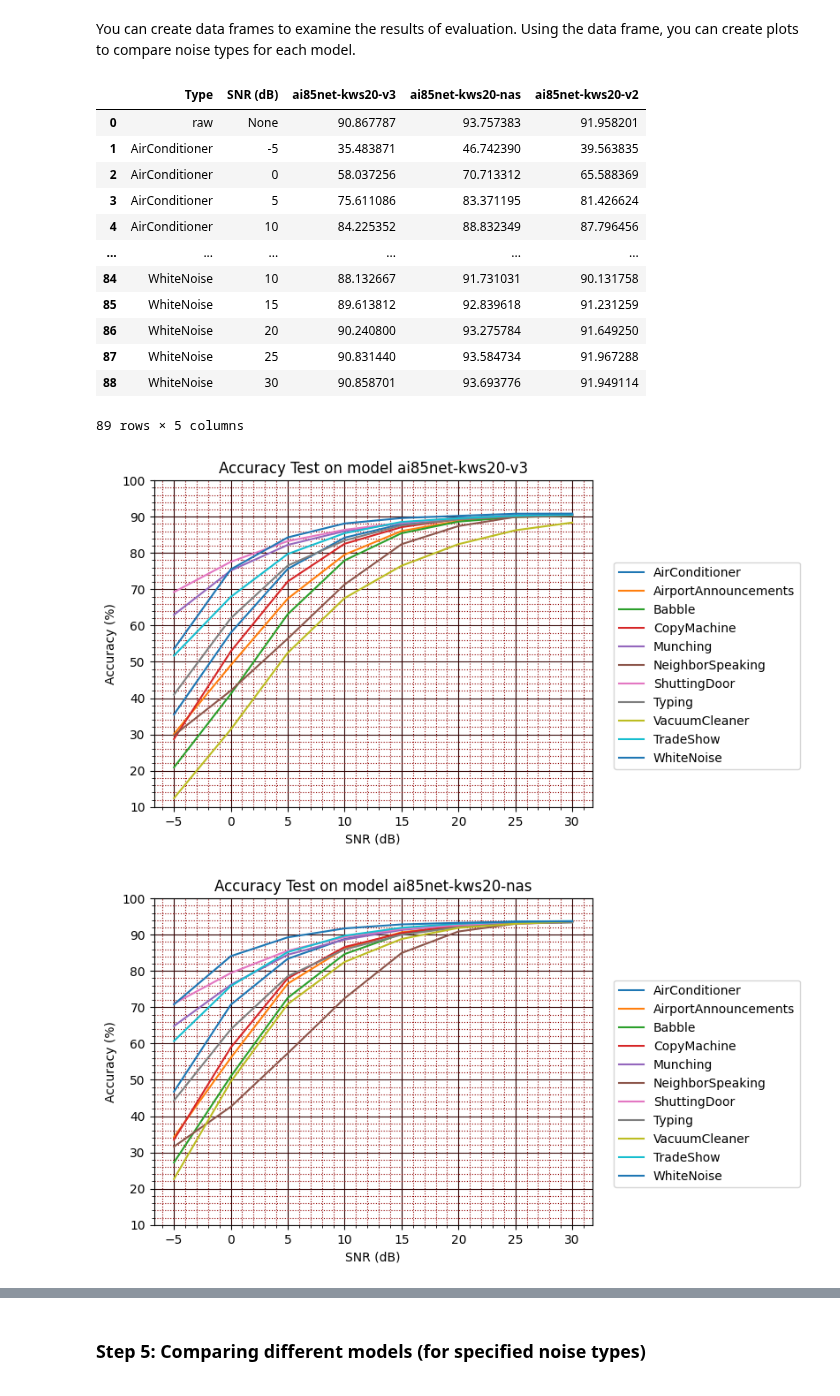
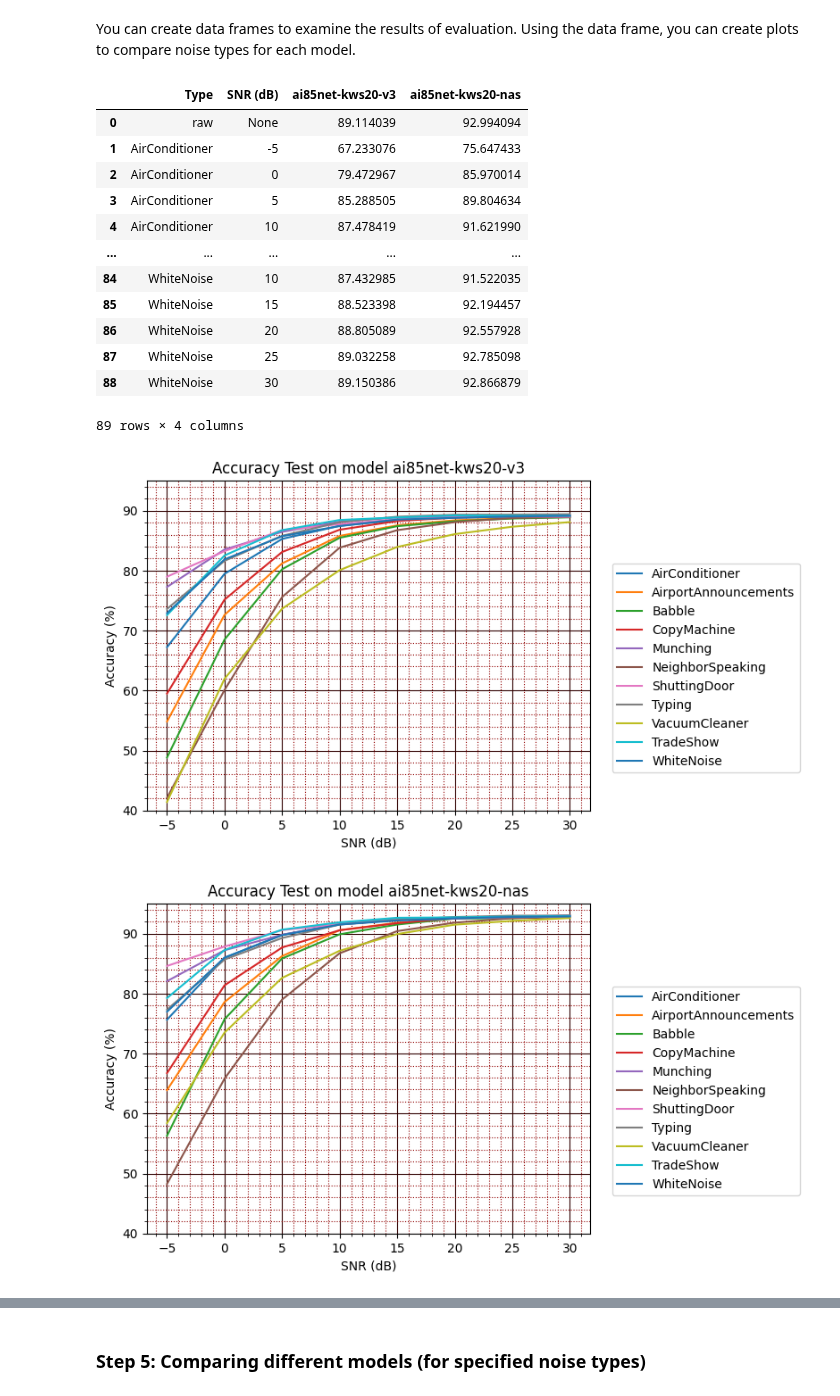
Before and after one commit to analogdevicesinc/ai8x-training, a Jupyter notebook: notebooks/KWS_Noise_Evaluation.ipynb, the cells around one changed output, grey strips where cells are left out. Saved outputs shown, nothing was run; the diff lists cells and outputs as text; code cells hidden in the pictures.

Commit message:
Updated Signalmixer & KWS20 Data Loaders, Notebook

```diff
--- a/notebooks/KWS_Noise_Evaluation.ipynb
+++ b/notebooks/KWS_Noise_Evaluation.ipynb
@@ -52,7 +52,7 @@ import signalmixer
 # %% [markdown]
 First, set the checkpoint path and the corresponding model name.
 # %%
-trained_checkpoint_path = os.path.join('..', '..', 'ai8x-synthesis', 'trained', 'ai85-kws20_nas-qat8.pth.tar')
+trained_checkpoint_path = os.path.join('..', '..', '..', 'ai8x-synthesis', 'trained', 'ai85-kws20_nas_msnoise_mixed-qat8.pth.tar')
 mod = importlib.import_module("ai85net-kws20-nas")
 model_file = "ai85net-kws20-nas"
 # %%
@@ -99,9 +99,9 @@ sn = SimpleNamespace()
 sn.truncate_testset = False
 sn.act_mode_8bit = False
 
-data_path = '/data_ssd'
+data_path = '/data'
 
-_, test_dataset = dataset.KWS_20_get_datasets( (data_path, sn), load_train=False, load_test=True)
+_, test_dataset = dataset.KWS_20_get_datasets((data_path, sn), load_train=False, load_test=True)
 # %% [output]
 Processing test...
 test set: 11005 elements
@@ -293,6 +272,6 @@ accuracies_v2 = benchmark(noise_list = noise_list, snr_list = snr_list)
 # %%
-accuracies = [accuracies_nas, accuracies_v2, accuracies_v3]
-model_files = ["ai85net-kws20-nas", "ai85net-kws20-v2", "ai85net-kws20-v3"]
+accuracies = [accuracies_nas, accuracies_v3]
+model_files = ["ai85net-kws20-nas", "ai85net-kws20-v3"]
 # %% [markdown]
 ### Step 4: Comparing noise types (for specified models)
 # %% [markdown]
@@ -321,19 +300,19 @@ for i in accs:
 # %%
 df
 # %% [output]
-|  | Type | SNR (dB) | ai85net-kws20-v3 | ai85net-kws20-nas | ai85net-kws20-v2 |
-| 0 | raw | None | 90.867787 | 93.757383 | 91.958201 |
-| 1 | AirConditioner | -5 | 35.483871 | 46.742390 | 39.563835 |
-| 2 | AirConditioner | 0 | 58.037256 | 70.713312 | 65.588369 |
-| 3 | AirConditioner | 5 | 75.611086 | 83.371195 | 81.426624 |
-| 4 | AirConditioner | 10 | 84.225352 | 88.832349 | 87.796456 |
-| ... | ... | ... | ... | ... | ... |
-| 84 | WhiteNoise | 10 | 88.132667 | 91.731031 | 90.131758 |
-| 85 | WhiteNoise | 15 | 89.613812 | 92.839618 | 91.231259 |
-| 86 | WhiteNoise | 20 | 90.240800 | 93.275784 | 91.649250 |
-| 87 | WhiteNoise | 25 | 90.831440 | 93.584734 | 91.967288 |
-| 88 | WhiteNoise | 30 | 90.858701 | 93.693776 | 91.949114 |
+|  | Type | SNR (dB) | ai85net-kws20-v3 | ai85net-kws20-nas |
+| 0 | raw | None | 89.114039 | 92.994094 |
+| 1 | AirConditioner | -5 | 67.233076 | 75.647433 |
+| 2 | AirConditioner | 0 | 79.472967 | 85.970014 |
+| 3 | AirConditioner | 5 | 85.288505 | 89.804634 |
+| 4 | AirConditioner | 10 | 87.478419 | 91.621990 |
+| ... | ... | ... | ... | ... |
+| 84 | WhiteNoise | 10 | 87.432985 | 91.522035 |
+| 85 | WhiteNoise | 15 | 88.523398 | 92.194457 |
+| 86 | WhiteNoise | 20 | 88.805089 | 92.557928 |
+| 87 | WhiteNoise | 25 | 89.032258 | 92.785098 |
+| 88 | WhiteNoise | 30 | 89.150386 | 92.866879 |
-89 rows × 5 columns
+89 rows × 4 columns
 # %%
 def plot_values(model_num):
 
@@ -350,20 +329,20 @@ def plot_values(model_num):
 # %%
 for model_num in df.columns[2:]:
     accuracies_values = plot_values(model_num)
     plt.figure()
     plt.grid(visible=True, which='major', color='#300000', linestyle='-')
     plt.minorticks_on()
     plt.grid(visible=True, which='minor', color='#900000', linestyle=':')
     for noise in noise_list:
         plt.title(f'Accuracy Test on model {model_num}')
         plt.xlabel('SNR (dB)')
         plt.ylabel('Accuracy (%)')
         plt.plot(snr_list, accuracies_values[noise])
 
-    plt.ylim(10, 100)
+    plt.ylim(40, 95)
 
     plt.legend(noise_list, bbox_to_anchor=(1.05, 0.75),
                         loc='upper left', borderaxespad=0.)
 # %% [output]
-[figure, old version]
+[figure, new version]
-[figure, old version]
+[figure, new version]
```
Also changed, not shown: parts of 11 cells of this notebook, 4 other files.
